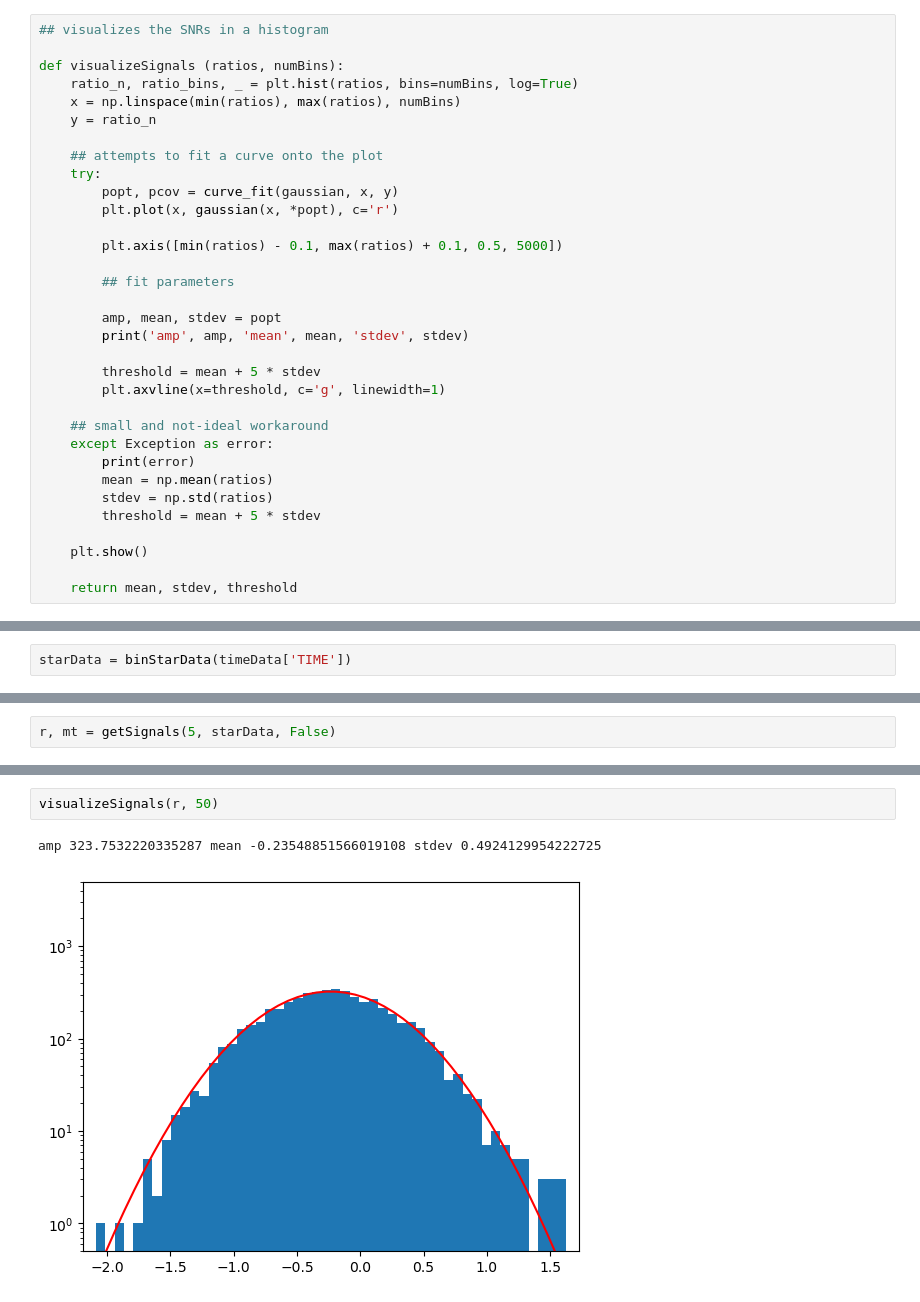
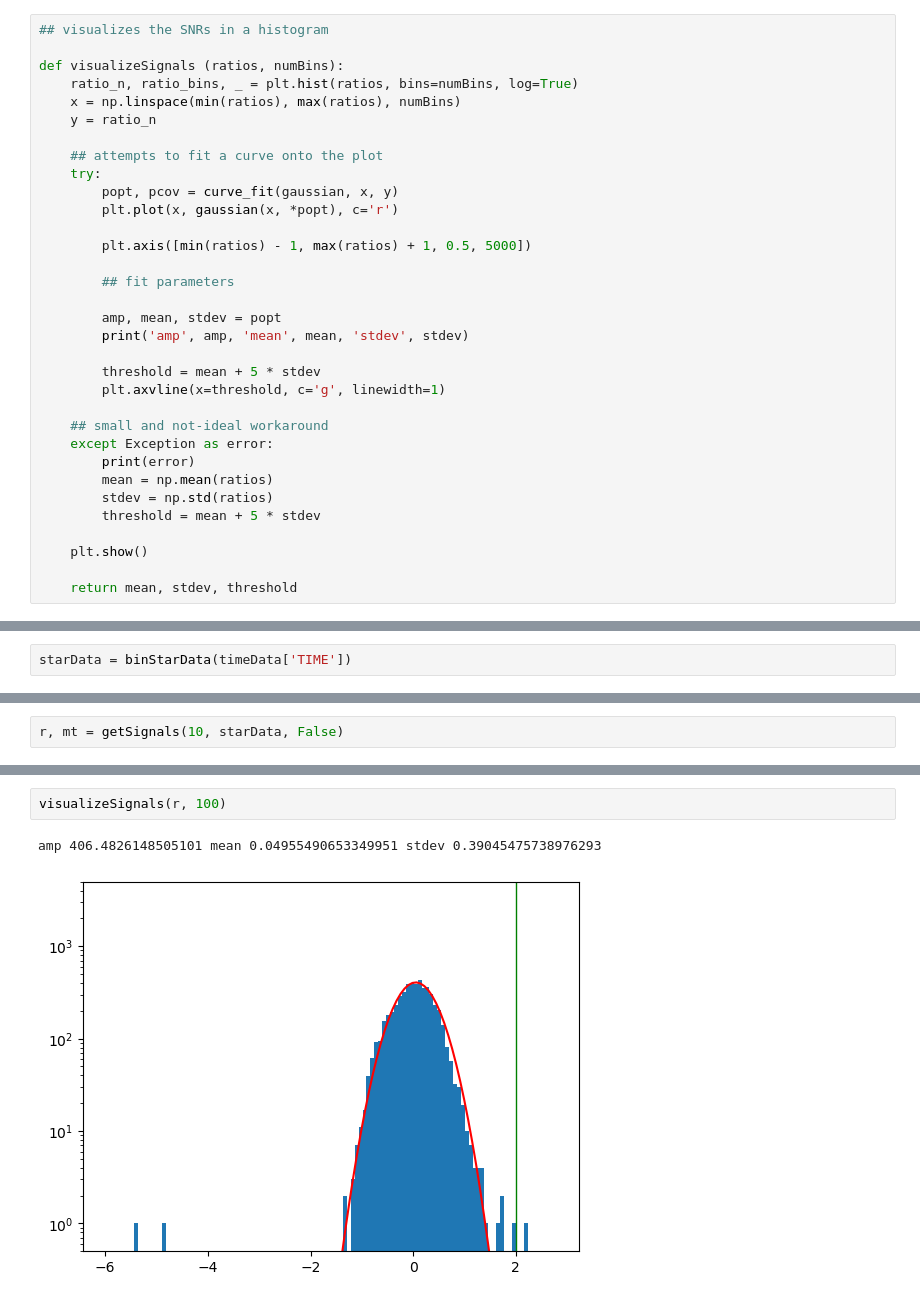
Before and after one commit to saphiooo/counting_stars, a Jupyter notebook: swift_uvot_events.ipynb, the cells around one changed output, grey strips where cells are left out. Drawn from its saved outputs; the diff is of its cells as text.

Commit message:
fixed all bugs, increased speed of calculating SNR ratios

```diff
--- a/swift_uvot_events.ipynb
+++ b/swift_uvot_events.ipynb
@@ -681,7 +635,7 @@ def visualizeSignals (ratios, numBins):
         popt, pcov = curve_fit(gaussian, x, y)
         plt.plot(x, gaussian(x, *popt), c='r')
 
-        plt.axis([min(ratios) - 0.1, max(ratios) + 0.1, 0.5, 5000])
+        plt.axis([min(ratios) - 1, max(ratios) + 1, 0.5, 5000])
 
         ## fit parameters
 
@@ -813,2 +767,2 @@ np.std(starData['num_events'].value), np.mean(starData['num_events'].value)
 # %%
-r, mt = getSignals(5, starData, False)
+r, mt = getSignals(10, starData, False)
@@ -836,5 +771,5 @@ for i in range(len(r)):
 # %%
-visualizeSignals(r, 50)
+visualizeSignals(r, 100)
 # %% [output]
-amp 323.7532220335287 mean -0.23548851566019108 stdev 0.4924129954222725
+amp 406.4826148505101 mean 0.04955490653349951 stdev 0.39045475738976293
-[figure, old version]
+[figure, new version]
```
Also changed, not shown: parts of 24 cells of this notebook.
